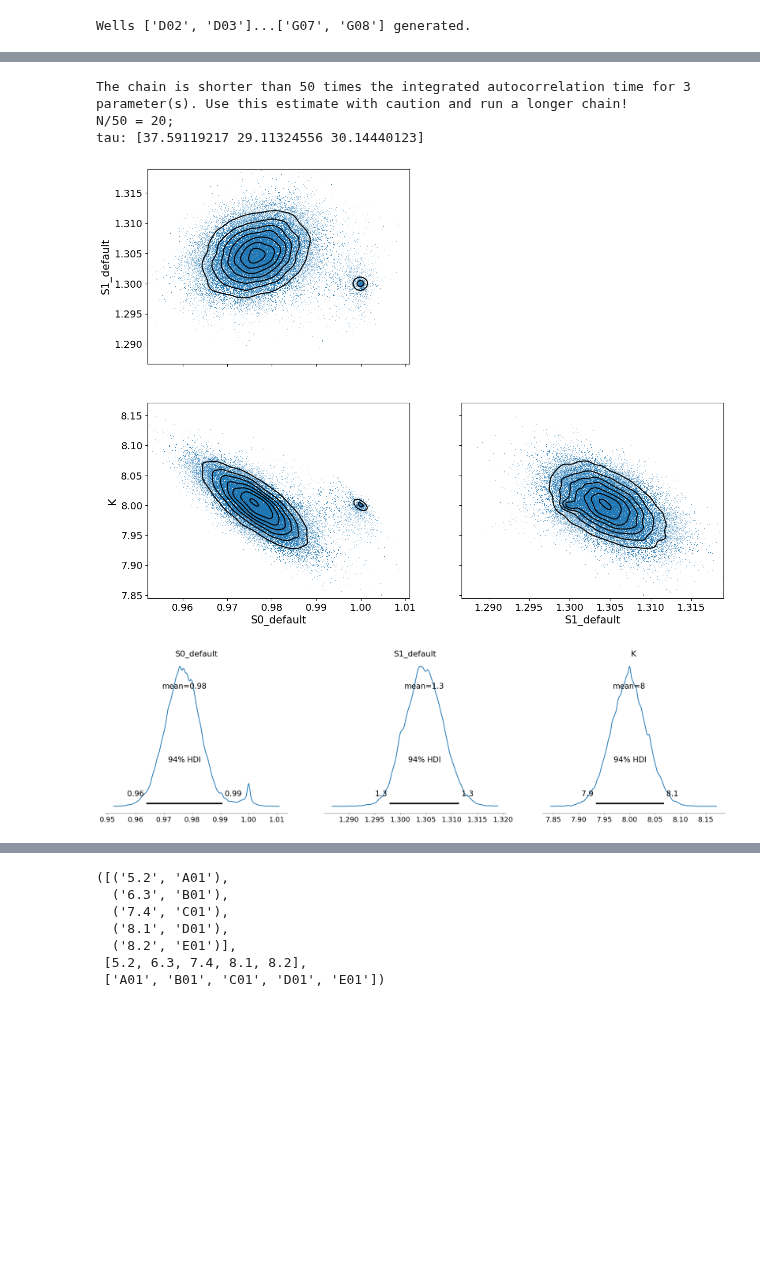
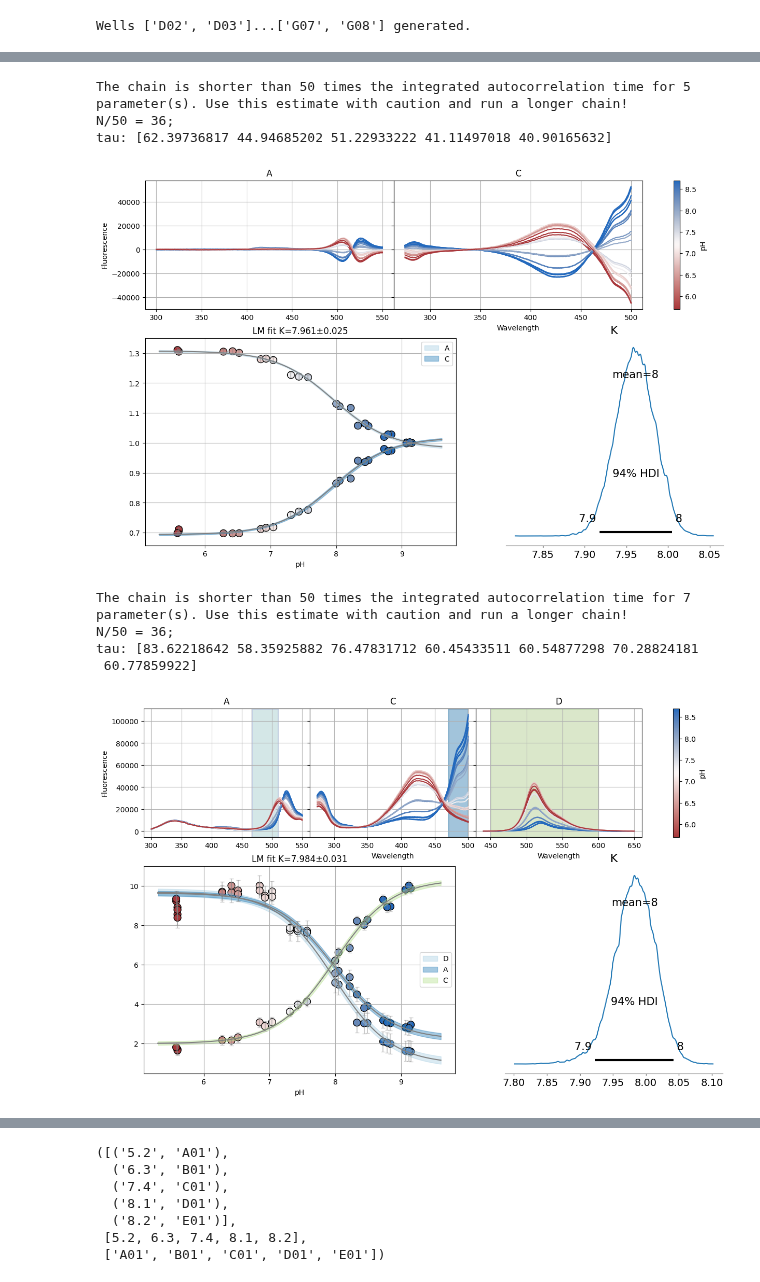
Before and after one commit to darosio/ClopHfit, a Jupyter notebook: docs/tutorials/prenspire.ipynb, the cells around one changed output, grey strips where cells are left out. Cells and saved outputs as stored; diff of their text form; code cells hidden in the pictures; blank space fills up the shorter version.

```diff
--- a/docs/tutorials/prenspire.ipynb
+++ b/docs/tutorials/prenspire.ipynb
@@ -121,8 +124,44 @@ r.svd.mini.params
-# %%
-r_emcee = plot_emcee(r.svd.mini)
-# %% [output]
-The chain is shorter than 50 times the integrated autocorrelation time for 3 parameter(s). Use this estimate with caution and run a longer chain!
-N/50 = 20;
-tau: [37.59119217 29.11324556 30.14440123]
-[figure, removed]
-[figure, removed]
+# %%
+def dataset_from_lres(lkey, lres, is_ph):
+    x, y = {}, {}
+    for k, res in zip(lkey, lres):
+        x[k] = res.mini.userargs[0]["default"].x
+        y[k] = res.mini.userargs[0]["default"].y
+    return Dataset(x, y, is_ph)
+
+
+spectra_A = nn.titrations["NTT-G10"][20.0]["Cl_0.0"]["A"]
+spectra_C = nn.titrations["NTT-G10"][20.0]["Cl_0.0"]["C"]
+spectra_D = nn.titrations["NTT-G10"][20.0]["Cl_0.0"]["D"]
+
+resA = analyze_spectra(spectra_A, "pH", (466, 510))
+resC = analyze_spectra(spectra_C, "pH", (470, 500))
+resD = analyze_spectra(spectra_D, "pH", (450, 600))
+ds_bands = dataset_from_lres(["A", "C", "D"], [resA, resC, resD], True)
+
+resA = analyze_spectra(spectra_A, "pH")
+resC = analyze_spectra(spectra_C, "pH")
+resD = analyze_spectra(spectra_D, "pH")
+ds_svd = dataset_from_lres(["A", "C", "D"], [resA, resC, resD], True)
+# %%
+dbands = {"D": (466, 510)}
+tit = nn.titrations["NTT-G10"][20.0]["Cl_0.0"]
+sgres = analyze_spectra_glob(tit, ds_svd, dbands)
+sgres.svd.figure
+sgres.gsvd.figure
+# %% [output]
+The chain is shorter than 50 times the integrated autocorrelation time for 5 parameter(s). Use this estimate with caution and run a longer chain!
+N/50 = 36;
+tau: [62.39736817 44.94685202 51.22933222 41.11497018 40.90165632]
+[figure, added]
+# %%
+dbands = {"A": (466, 510), "C": (470, 500), "D": (450, 600)}
+# dbands = {"A": (466, 510), "C": (470, 500)}
+sgres = analyze_spectra_glob(nn.titrations["NTT-G10"][20.0]["Cl_0.0"], ds_bands, dbands)
+sgres.bands.figure
+# %% [output]
+The chain is shorter than 50 times the integrated autocorrelation time for 7 parameter(s). Use this estimate with caution and run a longer chain!
+N/50 = 36;
+tau: [83.62218642 58.35925882 76.47831712 60.45433511 60.54877298 70.28824181
+ 60.77859922]
+[figure, added]
```
Also changed, not shown: parts of 16 cells of this notebook, 2 other files.
